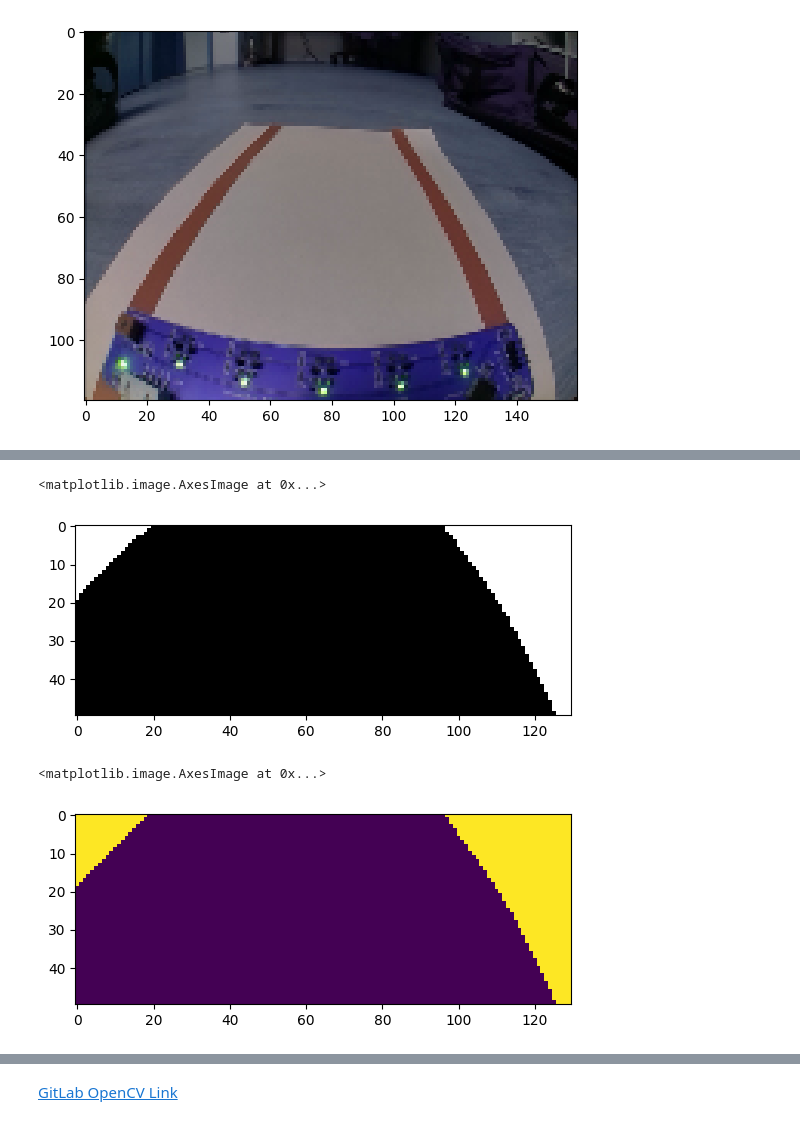
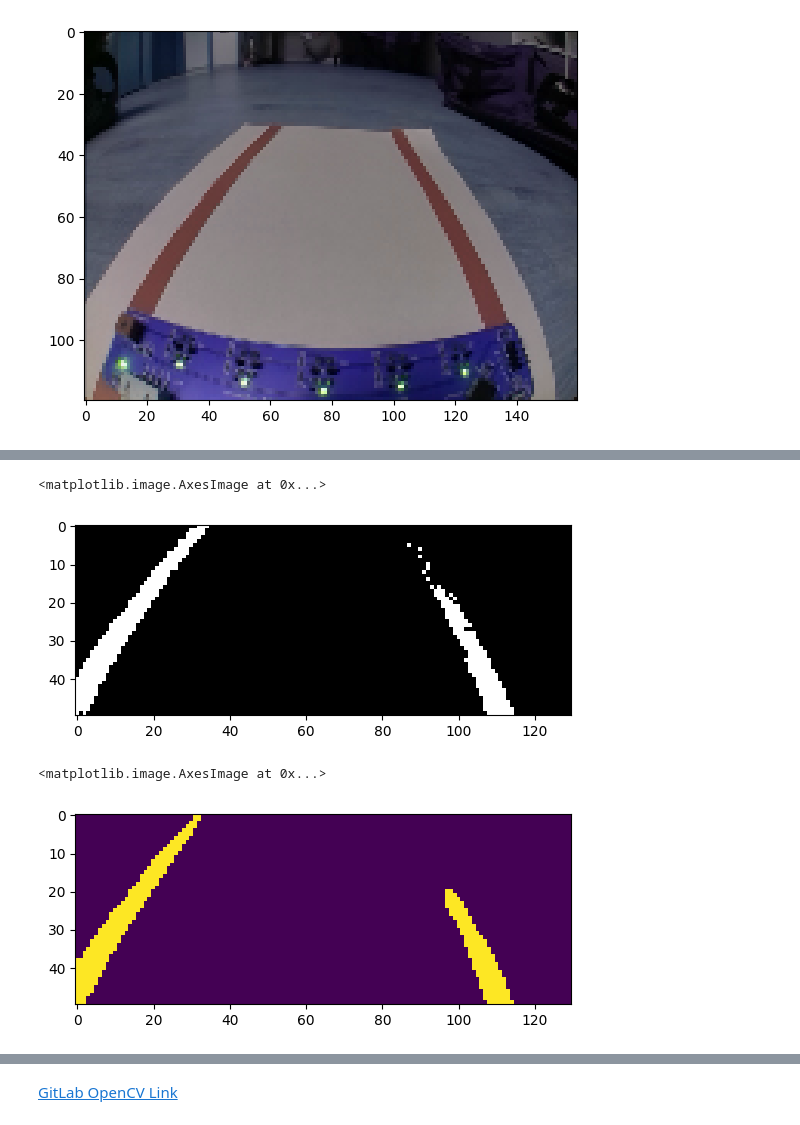
Before and after one commit to svenkll/C2C_PP_02, a Jupyter notebook: Testing.ipynb, the cells around one changed output, grey strips where cells are left out. Cells and saved outputs as stored; diff of their text form; code cells hidden in the pictures.

```diff
--- a/Testing.ipynb
+++ b/Testing.ipynb
@@ -60,18 +60,18 @@ plt.imshow(hsv)
 # %%
-lower_blue = np.array([90, 0, 0])
+lower_blue = np.array([90, 100, 100])
 upper_blue = np.array([130, 255, 255])
 
 img_filtered = cv2.inRange(hsv, lower_blue, upper_blue)
 plt.imshow(img_filtered, cmap="gray")
 # %% [output]
 <matplotlib.image.AxesImage at 0x...>
-[figure, old version]
+[figure, new version]
 # %%
 img_median_blur = cv2.medianBlur(img_filtered, 7)
 plt.imshow(img_median_blur)
 # %% [output]
 <matplotlib.image.AxesImage at 0x...>
-[figure, old version]
+[figure, new version]
 # %%
 img_edges = cv2.Canny(img_filtered, 900, 1000)
 plt.imshow(img_edges)
```
Also changed, not shown: parts of 7 cells of this notebook, 1 other file.
